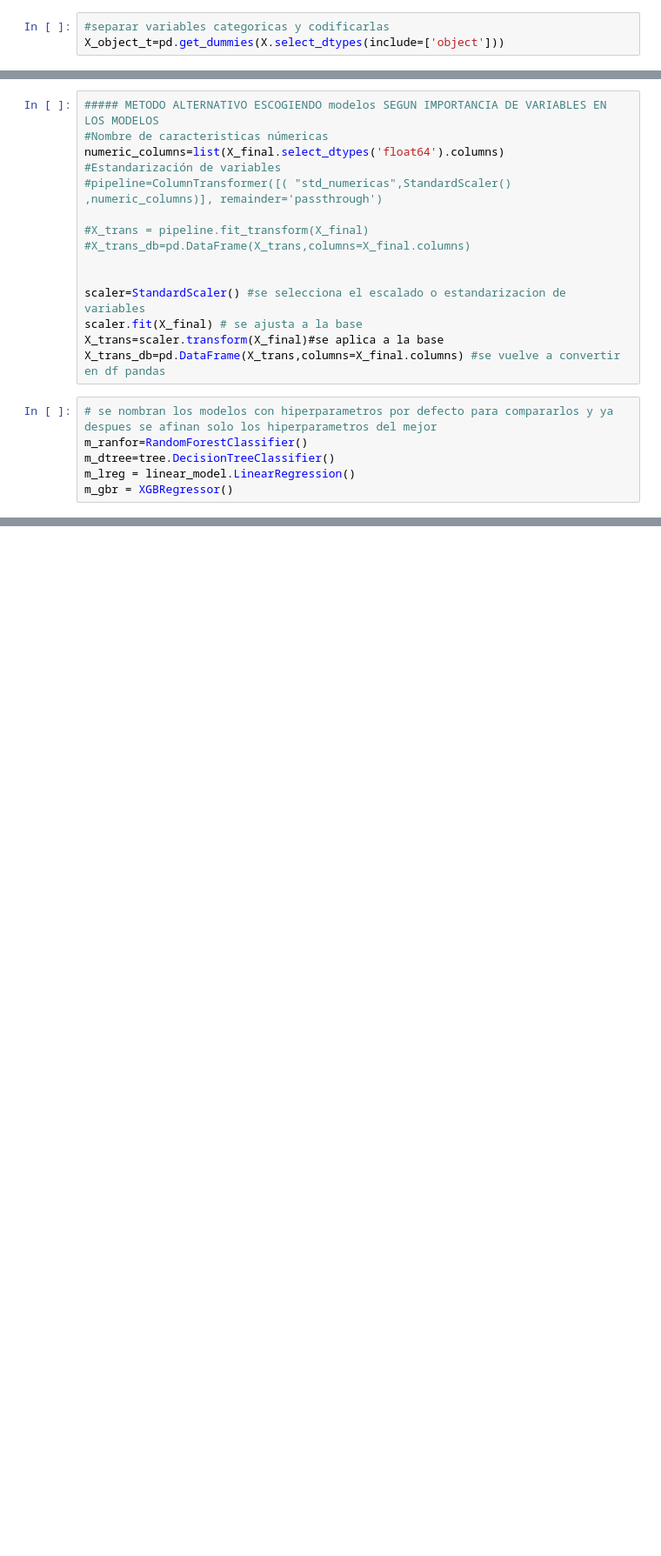
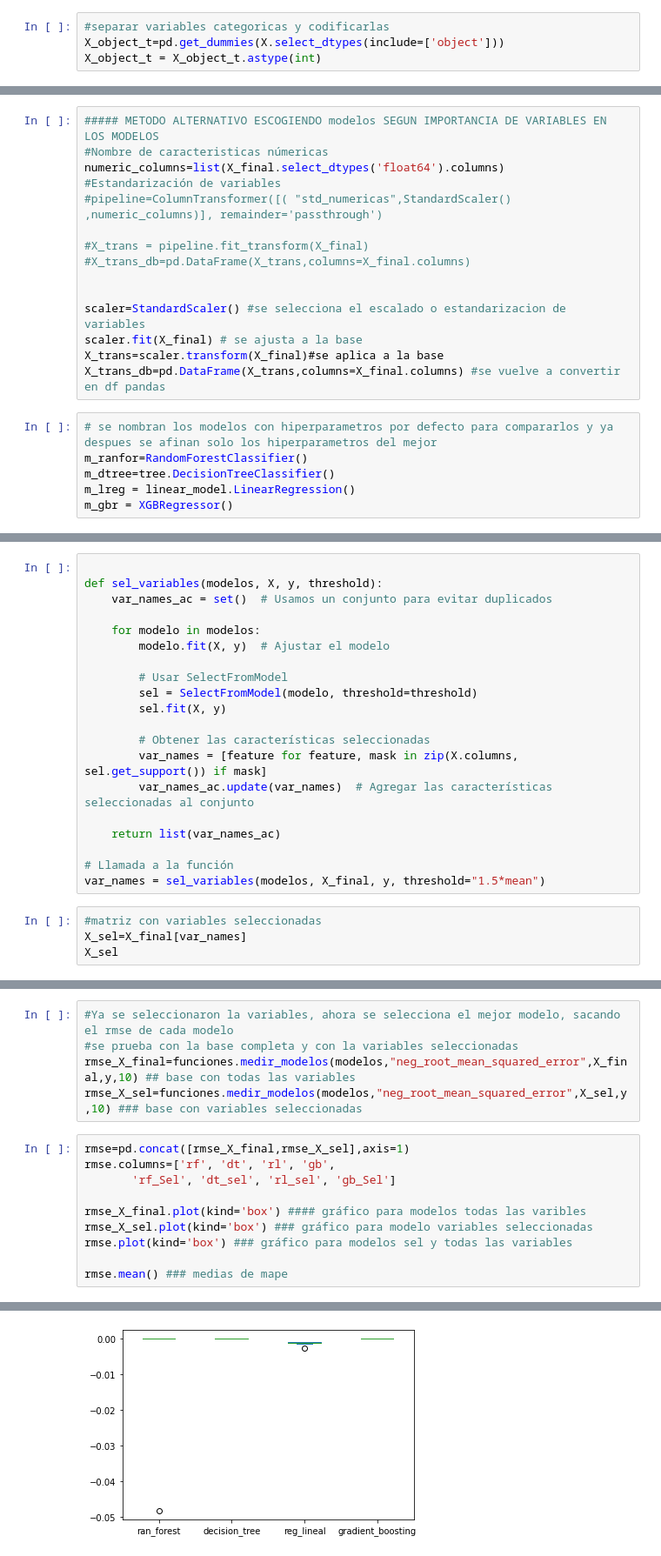
Before and after one commit to veronica1908/RH_Entrega1, a Jupyter notebook: 3_modelo.ipynb, the cells around one changed output, grey strips where cells are left out. Shown: that part at 87% size. Cells and saved outputs as stored; diff of their text form; blank space fills up the shorter version.

Commit message:
Act. Modelos

```diff
--- a/3_modelo.ipynb
+++ b/3_modelo.ipynb
@@ -136,6 +167,7 @@ Name: count, dtype: int64 (4300, 1)
 # %%
 #separar variables categoricas y codificarlas
 X_object_t=pd.get_dummies(X.select_dtypes(include=['object']))
+X_object_t = X_object_t.astype(int)
 # %%
 #Separar variables numericas float
 X_float=X.select_dtypes(include=['float'])
@@ -186,0 +219,24 @@ NameError: name 'funciones' is not defined
+# %%
+
+def sel_variables(modelos, X, y, threshold):
+    var_names_ac = set()  # Usamos un conjunto para evitar duplicados
+
+    for modelo in modelos:
+        modelo.fit(X, y)  # Ajustar el modelo
+
+        # Usar SelectFromModel
+        sel = SelectFromModel(modelo, threshold=threshold)
+        sel.fit(X, y)
+
+        # Obtener las características seleccionadas
+        var_names = [feature for feature, mask in zip(X.columns, sel.get_support()) if mask]
+        var_names_ac.update(var_names)  # Agregar las características seleccionadas al conjunto
+
+    return list(var_names_ac)
+
+# Llamada a la función
+var_names = sel_variables(modelos, X_final, y, threshold="1.5*mean")
+# %%
+#matriz con variables seleccionadas
+X_sel=X_final[var_names]
+X_sel
@@ -186,0 +257,16 @@ NameError: name 'funciones' is not defined
+# %%
+#Ya se seleccionaron la variables, ahora se selecciona el mejor modelo, sacando el rmse de cada modelo
+#se prueba con la base completa y con la variables seleccionadas
+rmse_X_final=funciones.medir_modelos(modelos,"neg_root_mean_squared_error",X_final,y,10) ## base con todas las variables
+rmse_X_sel=funciones.medir_modelos(modelos,"neg_root_mean_squared_error",X_sel,y,10) ### base con variables seleccionadas
+# %%
+rmse=pd.concat([rmse_X_final,rmse_X_sel],axis=1)
+rmse.columns=['rf', 'dt', 'rl', 'gb',
+       'rf_Sel', 'dt_sel', 'rl_sel', 'gb_Sel']
+
+rmse_X_final.plot(kind='box') #### gráfico para modelos todas las varibles
+rmse_X_sel.plot(kind='box') ### gráfico para modelo variables seleccionadas
+rmse.plot(kind='box') ### gráfico para modelos sel y todas las variables
+
+rmse.mean() ### medias de mape
+# %% [output]
@@ -186,0 +282 @@ NameError: name 'funciones' is not defined
+[figure, added]
```
Also changed, not shown: parts of 25 cells of this notebook, 2 other files.
